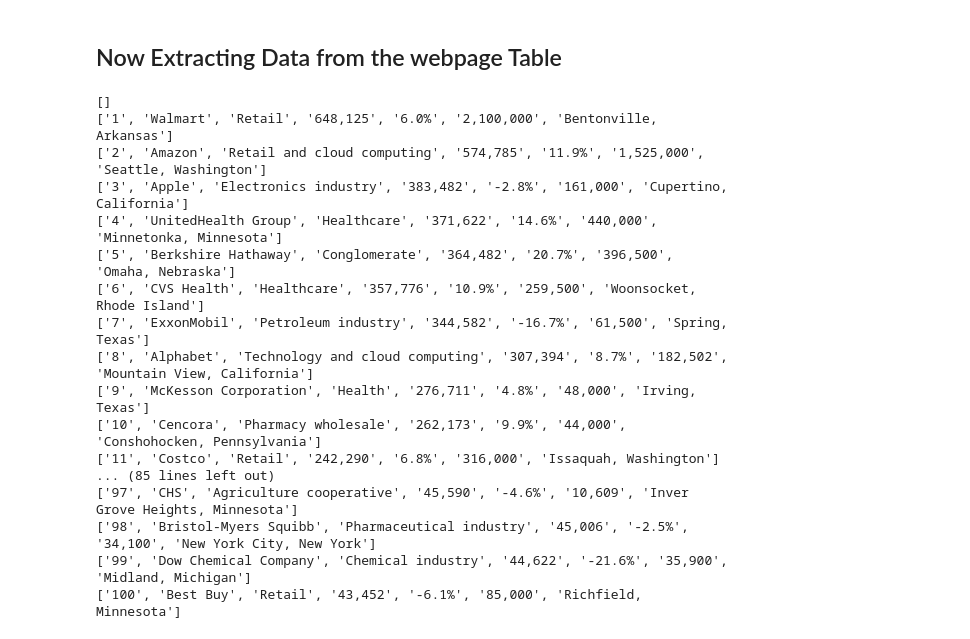
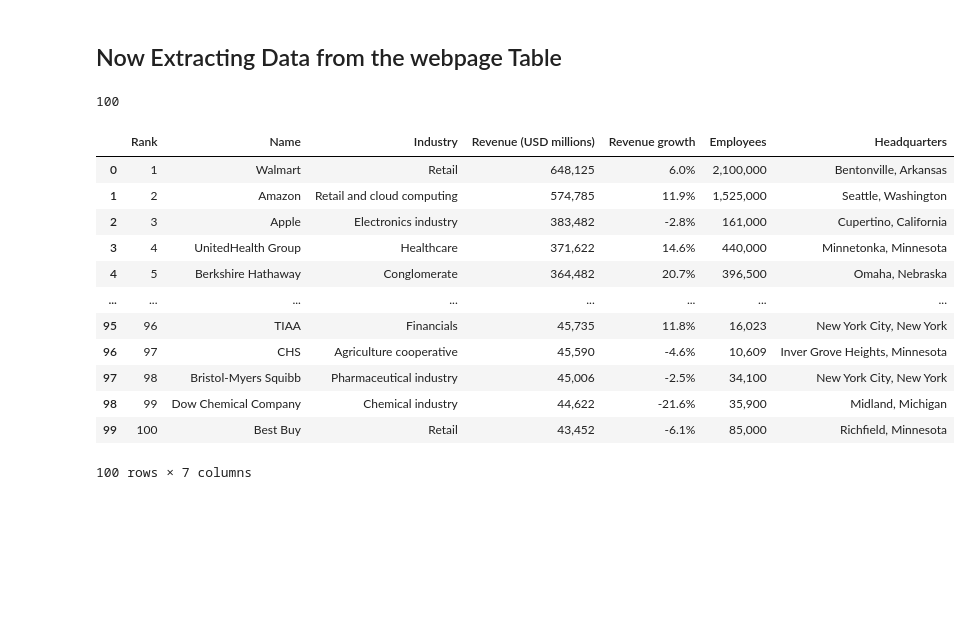
Before and after one commit to mass-bit/Scraping_Data_from_Real_Website, a Jupyter notebook: main.ipynb, the cells around one changed output. Cells and saved outputs as stored; diff of their text form; code cells hidden in the pictures; blank space fills up the shorter version.

```diff
--- a/main.ipynb
+++ b/main.ipynb
@@ -78,25 +78,29 @@ df
 # %%
 column_data= table.find_all('tr')
 # %%
-for row in column_data:
+for row in column_data[1:]:
     row_data= row.find_all('td')
     individual_row_data= [data.text.strip() for data in row_data]
-    print(individual_row_data)
+
+    length= len(df)
+    df.loc[length]= individual_row_data
-# %% [output]
-[]
-['1', 'Walmart', 'Retail', '648,125', '6.0%', '2,100,000', 'Bentonville, Arkansas']
-['2', 'Amazon', 'Retail and cloud computing', '574,785', '11.9%', '1,525,000', 'Seattle, Washington']
-['3', 'Apple', 'Electronics industry', '383,482', '-2.8%', '161,000', 'Cupertino, California']
-['4', 'UnitedHealth Group', 'Healthcare', '371,622', '14.6%', '440,000', 'Minnetonka, Minnesota']
-['5', 'Berkshire Hathaway', 'Conglomerate', '364,482', '20.7%', '396,500', 'Omaha, Nebraska']
-['6', 'CVS Health', 'Healthcare', '357,776', '10.9%', '259,500', 'Woonsocket, Rhode Island']
-['7', 'ExxonMobil', 'Petroleum industry', '344,582', '-16.7%', '61,500', 'Spring, Texas']
-['8', 'Alphabet', 'Technology and cloud computing', '307,394', '8.7%', '182,502', 'Mountain View, California']
-['9', 'McKesson Corporation', 'Health', '276,711', '4.8%', '48,000', 'Irving, Texas']
-['10', 'Cencora', 'Pharmacy wholesale', '262,173', '9.9%', '44,000', 'Conshohocken, Pennsylvania']
-['11', 'Costco', 'Retail', '242,290', '6.8%', '316,000', 'Issaquah, Washington']
-... (85 lines left out)
-['97', 'CHS', 'Agriculture cooperative', '45,590', '-4.6%', '10,609', 'Inver Grove Heights, Minnesota']
-['98', 'Bristol-Myers Squibb', 'Pharmaceutical industry', '45,006', '-2.5%', '34,100', 'New York City, New York']
-['99', 'Dow Chemical Company', 'Chemical industry', '44,622', '-21.6%', '35,900', 'Midland, Michigan']
-['100', 'Best Buy', 'Retail', '43,452', '-6.1%', '85,000', 'Richfield, Minnesota']
+# %%
+len(df)
+# %% [output]
+100
+# %%
+df
+# %% [output]
+|  | Rank | Name | Industry | Revenue (USD millions) | Revenue growth | Employees | Headquarters |
+| 0 | 1 | Walmart | Retail | 648,125 | 6.0% | 2,100,000 | Bentonville, Arkansas |
+| 1 | 2 | Amazon | Retail and cloud computing | 574,785 | 11.9% | 1,525,000 | Seattle, Washington |
+| 2 | 3 | Apple | Electronics industry | 383,482 | -2.8% | 161,000 | Cupertino, California |
+| 3 | 4 | UnitedHealth Group | Healthcare | 371,622 | 14.6% | 440,000 | Minnetonka, Minnesota |
+| 4 | 5 | Berkshire Hathaway | Conglomerate | 364,482 | 20.7% | 396,500 | Omaha, Nebraska |
+| ... | ... | ... | ... | ... | ... | ... | ... |
+| 95 | 96 | TIAA | Financials | 45,735 | 11.8% | 16,023 | New York City, New York |
+| 96 | 97 | CHS | Agriculture cooperative | 45,590 | -4.6% | 10,609 | Inver Grove Heights, Minnesota |
+| 97 | 98 | Bristol-Myers Squibb | Pharmaceutical industry | 45,006 | -2.5% | 34,100 | New York City, New York |
+| 98 | 99 | Dow Chemical Company | Chemical industry | 44,622 | -21.6% | 35,900 | Midland, Michigan |
+| 99 | 100 | Best Buy | Retail | 43,452 | -6.1% | 85,000 | Richfield, Minnesota |
+100 rows × 7 columns
```
Also changed, not shown: 1 other file.
